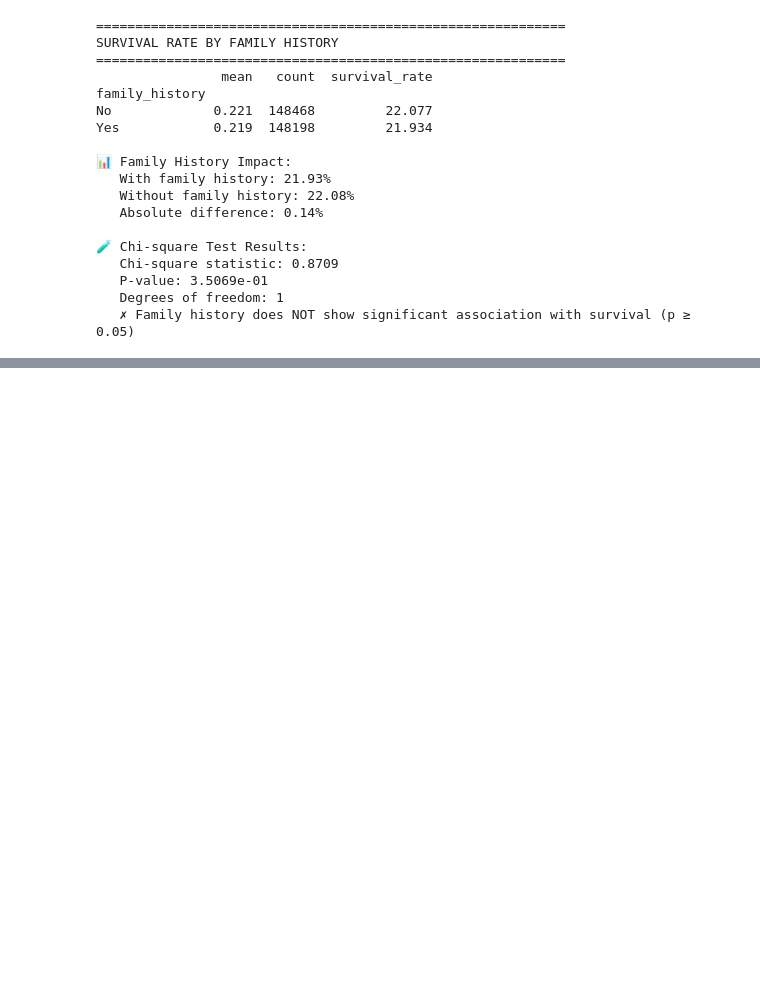
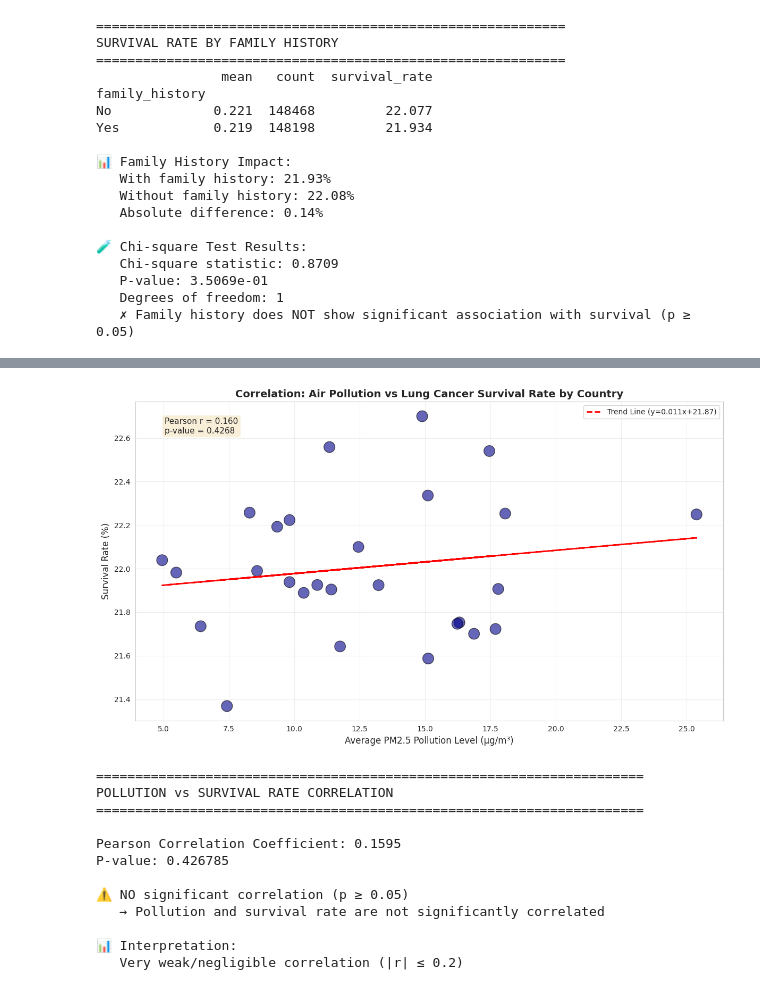
Before and after one commit to Sanaullah-Turab/global-lung-cancer-analysis, a Jupyter notebook: notebooks/LungCancer-Analysis.ipynb, the cells around one changed output, grey strips where cells are left out. Cells and saved outputs as stored; diff of their text form; code cells hidden in the pictures; blank space fills up the shorter version.

Commit message:
added air pollution vs lung cancer analysis

```diff
--- a/notebooks/LungCancer-Analysis.ipynb
+++ b/notebooks/LungCancer-Analysis.ipynb
@@ -1517,0 +1593,74 @@ Yes            0.219  148198         21.934
+# %%
+# 11.2 Pollution vs Survival Rate Correlation
+from scipy.stats import pearsonr
+
+# Calculate correlation
+corr_coef, p_value = pearsonr(merged_data['avg_pollution'], merged_data['survival_rate'])
+
+# Create scatter plot with trend line
+plt.figure(figsize=(12, 7))
+plt.scatter(merged_data['avg_pollution'], merged_data['survival_rate'],
+            s=merged_data['patient_count']/50, alpha=0.6, c='darkblue', edgecolors='black')
+
+# Add trend line
+z = np.polyfit(merged_data['avg_pollution'], merged_data['survival_rate'], 1)
+p = np.poly1d(z)
+plt.plot(merged_data['avg_pollution'], p(merged_data['avg_pollution']),
+         "r--", linewidth=2, label=f'Trend Line (y={z[0]:.3f}x+{z[1]:.2f})')
+
+plt.xlabel('Average PM2.5 Pollution Level (μg/m³)', fontsize=12)
+plt.ylabel('Survival Rate (%)', fontsize=12)
+plt.title('Correlation: Air Pollution vs Lung Cancer Survival Rate by Country',
+          fontsize=14, fontweight='bold')
+plt.grid(True, alpha=0.3)
+plt.legend(fontsize=10)
+
+# Add correlation info to plot
+textstr = f'Pearson r = {corr_coef:.3f}\np-value = {p_value:.4f}'
+plt.text(0.05, 0.95, textstr, transform=plt.gca().transAxes,
+         fontsize=11, verticalalignment='top',
+         bbox=dict(boxstyle='round', facecolor='wheat', alpha=0.5))
+
+plt.tight_layout()
+plt.show()
+
+print("\n" + "="*70)
+print("POLLUTION vs SURVIVAL RATE CORRELATION")
+print("="*70)
+print(f"\nPearson Correlation Coefficient: {corr_coef:.4f}")
+print(f"P-value: {p_value:.6f}")
+
+if p_value < 0.05:
+    if corr_coef < 0:
+        print(f"\n✅ SIGNIFICANT NEGATIVE correlation detected (p < 0.05)")
+        print(f"   → Higher pollution is associated with LOWER survival rates")
+    else:
+        print(f"\n✅ SIGNIFICANT POSITIVE correlation detected (p < 0.05)")
+        print(f"   → Higher pollution is associated with HIGHER survival rates")
+else:
+    print(f"\n⚠️ NO significant correlation (p ≥ 0.05)")
+    print(f"   → Pollution and survival rate are not significantly correlated")
+
+print(f"\n📊 Interpretation:")
+if abs(corr_coef) > 0.7:
+    print(f"   Strong correlation (|r| > 0.7)")
+elif abs(corr_coef) > 0.4:
+    print(f"   Moderate correlation (0.4 < |r| ≤ 0.7)")
+elif abs(corr_coef) > 0.2:
+    print(f"   Weak correlation (0.2 < |r| ≤ 0.4)")
+else:
+    print(f"   Very weak/negligible correlation (|r| ≤ 0.2)")
+# %% [output]
+[figure, added]
+======================================================================
+POLLUTION vs SURVIVAL RATE CORRELATION
+======================================================================
+
+Pearson Correlation Coefficient: 0.1595
+P-value: 0.426785
+
+⚠️ NO significant correlation (p ≥ 0.05)
+   → Pollution and survival rate are not significantly correlated
+
+📊 Interpretation:
+   Very weak/negligible correlation (|r| ≤ 0.2)
```
Also changed, not shown: parts of 12 cells of this notebook.
